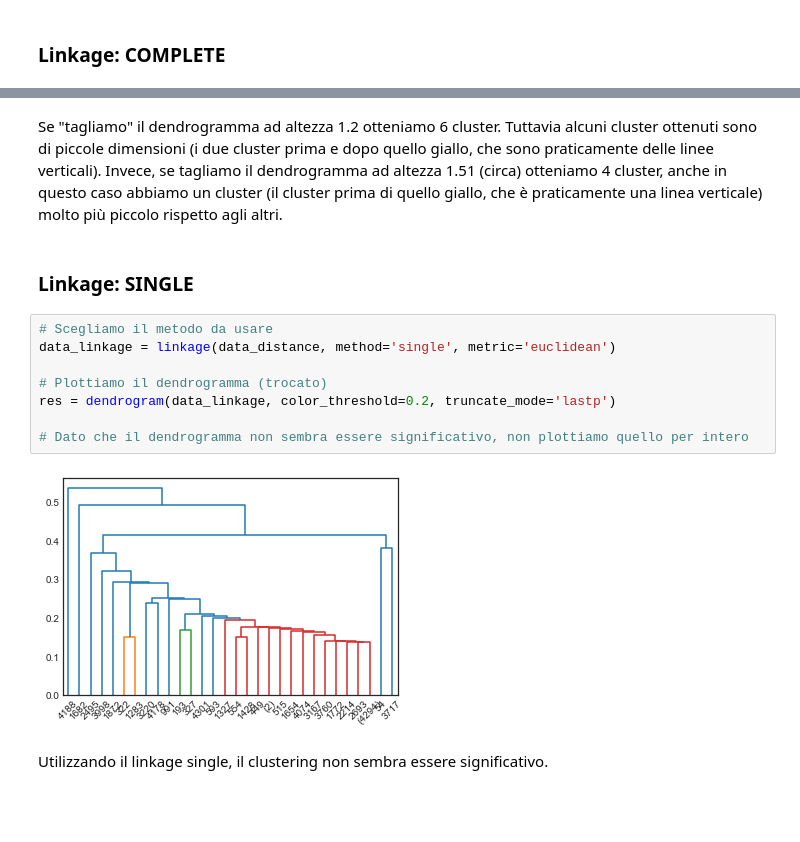
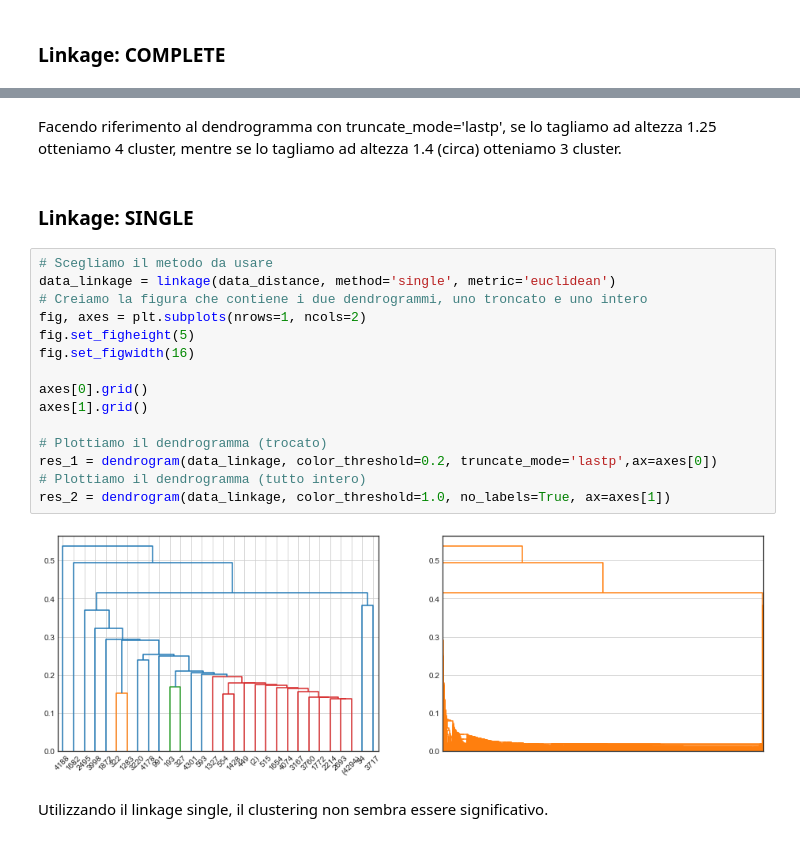
Before and after one commit to saramont/customer_supermarket_analysis, a Jupyter notebook: 4 - Clustering.ipynb, the cells around one changed output, grey strips where cells are left out. Drawn from its saved outputs; the diff is of its cells as text; blank space fills up the shorter version.

```diff
--- a/4 - Clustering.ipynb
+++ b/4 - Clustering.ipynb
@@ -50,21 +53,27 @@ res_1 = dendrogram(data_linkage, color_threshold=1.0, truncate_mode='lastp', ax=
 res_2 = dendrogram(data_linkage, color_threshold=1.0, no_labels=True, ax=axes[1])
 # %% [output]
 [figure]
-# %% [markdown]
-Se "tagliamo" il dendrogramma ad altezza 1.2 otteniamo 6 cluster. Tuttavia alcuni cluster ottenuti sono di piccole dimensioni (i due cluster prima e dopo quello giallo, che sono praticamente delle linee verticali).
-Invece, se tagliamo il dendrogramma ad altezza 1.51 (circa) otteniamo 4 cluster, anche in questo caso abbiamo un cluster (il cluster prima di quello giallo, che è praticamente una linea verticale) molto più piccolo rispetto agli altri.
+# %% [markdown]
+Facendo riferimento al dendrogramma con truncate_mode='lastp', se lo tagliamo ad altezza 1.25 otteniamo 4 cluster, mentre se lo tagliamo ad altezza 1.4 (circa) otteniamo 3 cluster.
 # %% [markdown]
 ### Linkage: SINGLE
 # %%
 # Scegliamo il metodo da usare
 data_linkage = linkage(data_distance, method='single', metric='euclidean')
+# Creiamo la figura che contiene i due dendrogrammi, uno troncato e uno intero
+fig, axes = plt.subplots(nrows=1, ncols=2)
+fig.set_figheight(5)
+fig.set_figwidth(16)
+
+axes[0].grid()
+axes[1].grid()
 
 # Plottiamo il dendrogramma (trocato)
-res = dendrogram(data_linkage, color_threshold=0.2, truncate_mode='lastp')
-
-# Dato che il dendrogramma non sembra essere significativo, non plottiamo quello per intero
+res_1 = dendrogram(data_linkage, color_threshold=0.2, truncate_mode='lastp',ax=axes[0])
+# Plottiamo il dendrogramma (tutto intero)
+res_2 = dendrogram(data_linkage, color_threshold=1.0, no_labels=True, ax=axes[1])
 # %% [output]
-[figure, old version]
+[figure, new version]
 # %% [markdown]
 Utilizzando il linkage single, il clustering non sembra essere significativo.
 # %% [markdown]
```
Also changed, not shown: parts of 72 cells of this notebook, 3 other files.
